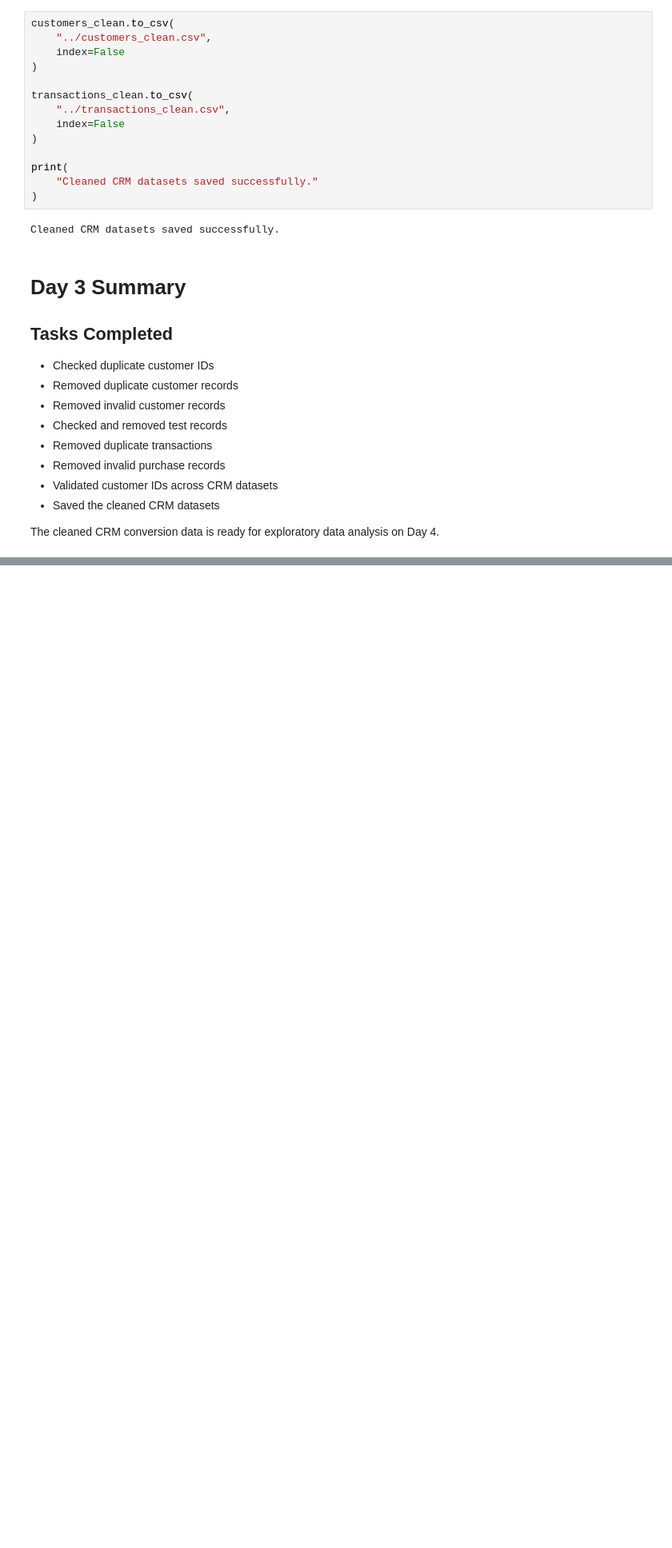
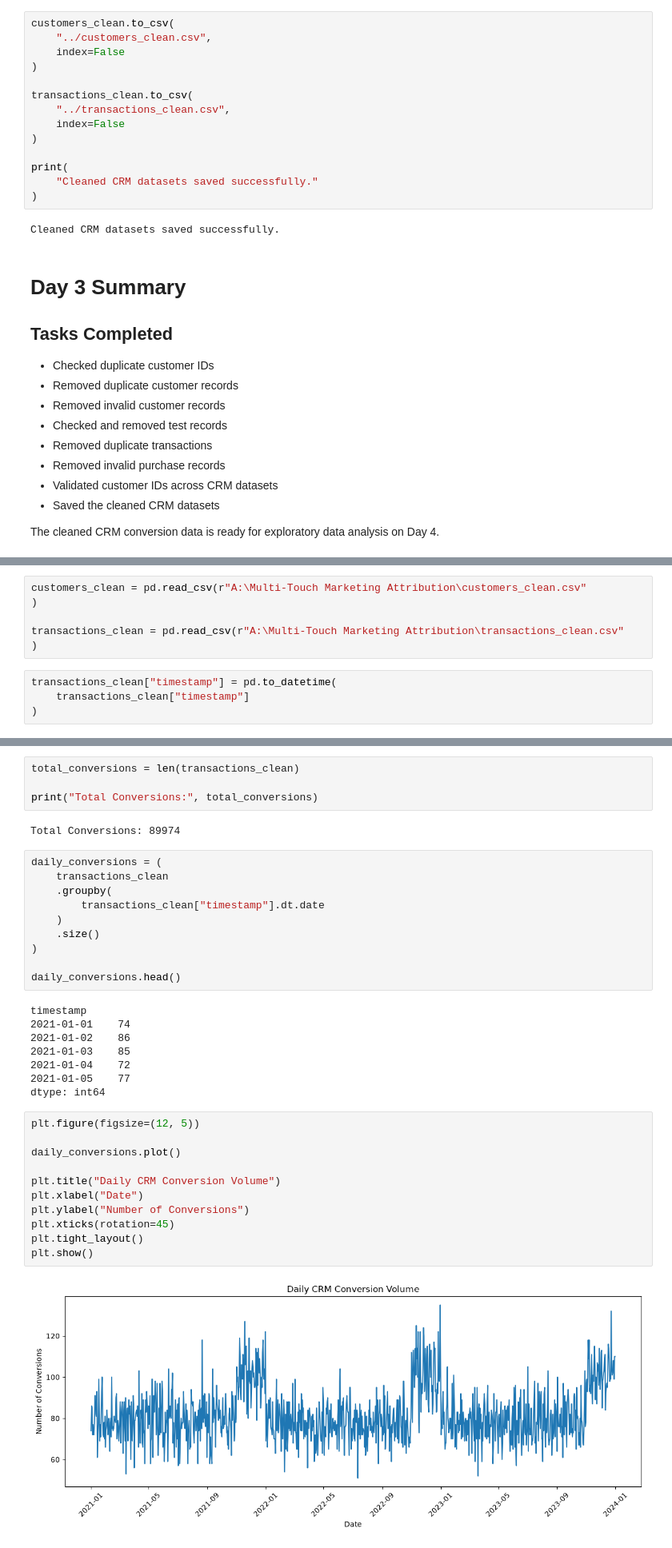
Before and after one commit to kalanidy/Infotact_intern_project1, a Jupyter notebook: Week1_member_c.ipynb, the cells around one changed output, grey strips where cells are left out. Shown at 80% size. Cells and saved outputs as stored; diff of their text form; blank space fills up the shorter version.

```diff
--- a/Week1_member_c.ipynb
+++ b/Week1_member_c.ipynb
@@ -829,0 +847,10 @@ The cleaned CRM conversion data is ready for exploratory data analysis on Day 4.
+# %%
+customers_clean = pd.read_csv(r"A:\Multi-Touch Marketing Attribution\customers_clean.csv"
+)
+
+transactions_clean = pd.read_csv(r"A:\Multi-Touch Marketing Attribution\transactions_clean.csv"
+)
+# %%
+transactions_clean["timestamp"] = pd.to_datetime(
+    transactions_clean["timestamp"]
+)
@@ -829,0 +861,37 @@ The cleaned CRM conversion data is ready for exploratory data analysis on Day 4.
+# %%
+total_conversions = len(transactions_clean)
+
+print("Total Conversions:", total_conversions)
+# %% [output]
+Total Conversions: 89974
+# %%
+daily_conversions = (
+    transactions_clean
+    .groupby(
+        transactions_clean["timestamp"].dt.date
+    )
+    .size()
+)
+
+daily_conversions.head()
+# %% [output]
+timestamp
+2021-01-01    74
+2021-01-02    86
+2021-01-03    85
+2021-01-04    72
+2021-01-05    77
+dtype: int64
+# %%
+plt.figure(figsize=(12, 5))
+
+daily_conversions.plot()
+
+plt.title("Daily CRM Conversion Volume")
+plt.xlabel("Date")
+plt.ylabel("Number of Conversions")
+plt.xticks(rotation=45)
+plt.tight_layout()
+plt.show()
+# %% [output]
+[figure, added]
```
Also changed, not shown: parts of 17 cells of this notebook, 1 other file.
